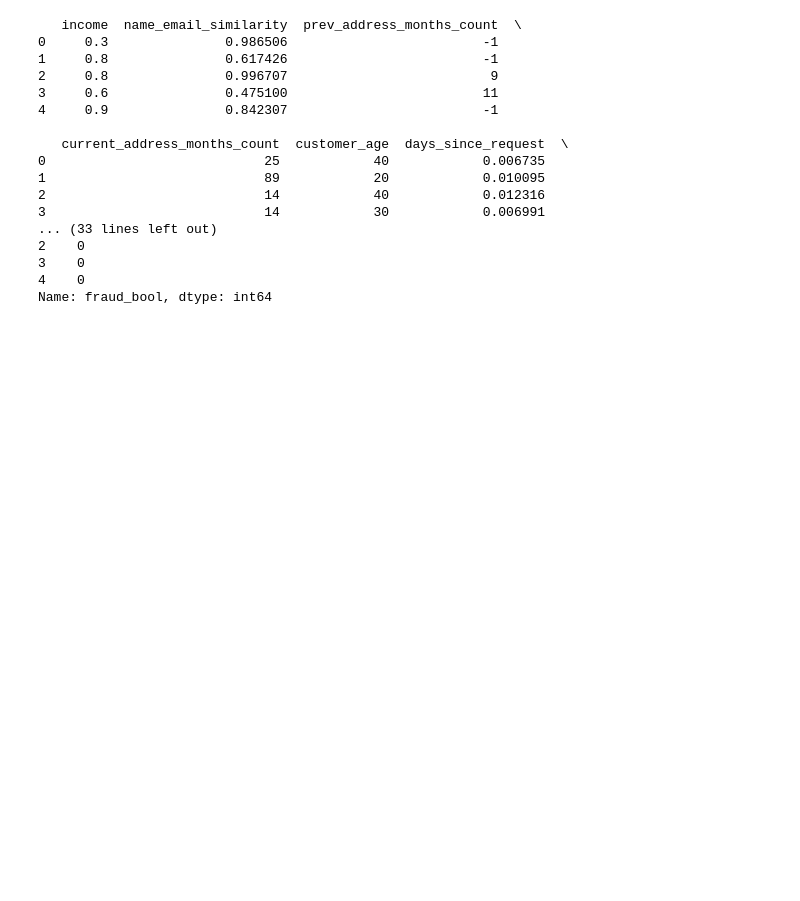
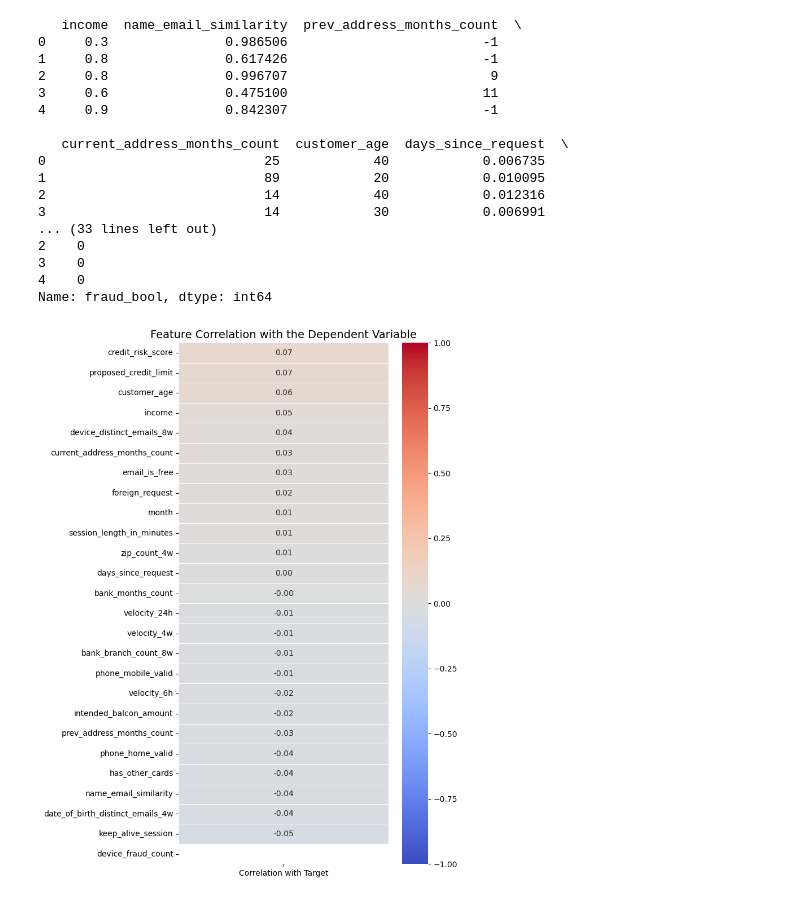
Before and after one commit to Machine-Learning-Assignmet/Assignment-2, a Jupyter notebook: capstone_assignment_supervised.ipynb, the cells around one changed output. Cells and saved outputs as stored; diff of their text form; code cells hidden in the pictures; blank space fills up the shorter version.

```diff
--- a/capstone_assignment_supervised.ipynb
+++ b/capstone_assignment_supervised.ipynb
@@ -61,4 +101,25 @@ print(y.head())
 3    0
 4    0
 Name: fraud_bool, dtype: int64
+# %%
+# 4. EDA: Correlation Heatmap (Features X vs Target Y)
+
+# Calculate correlation of numeric features in X with the target y
+numeric_X = X.select_dtypes(include=['number'])
+correlation_df = numeric_X.corrwith(y).to_frame(name='Correlation with Target')
+
+# Plot the Heatmap
+plt.figure(figsize=(6, 12)) # Tall layout for readability
+sns.heatmap(
+    correlation_df.sort_values(by='Correlation with Target', ascending=False),
+    annot=True,       # Show the numbers
+    fmt=".2f",        # 2 decimal places
+    cmap='coolwarm',
+    vmin=-1, vmax=1,
+    linewidths=0.5
+)
+plt.title('Feature Correlation with the Dependent Variable', fontsize=14)
+plt.show()
+# %% [output]
+[figure, added]
 # %%
```
Also changed, not shown: parts of 30 cells of this notebook.
